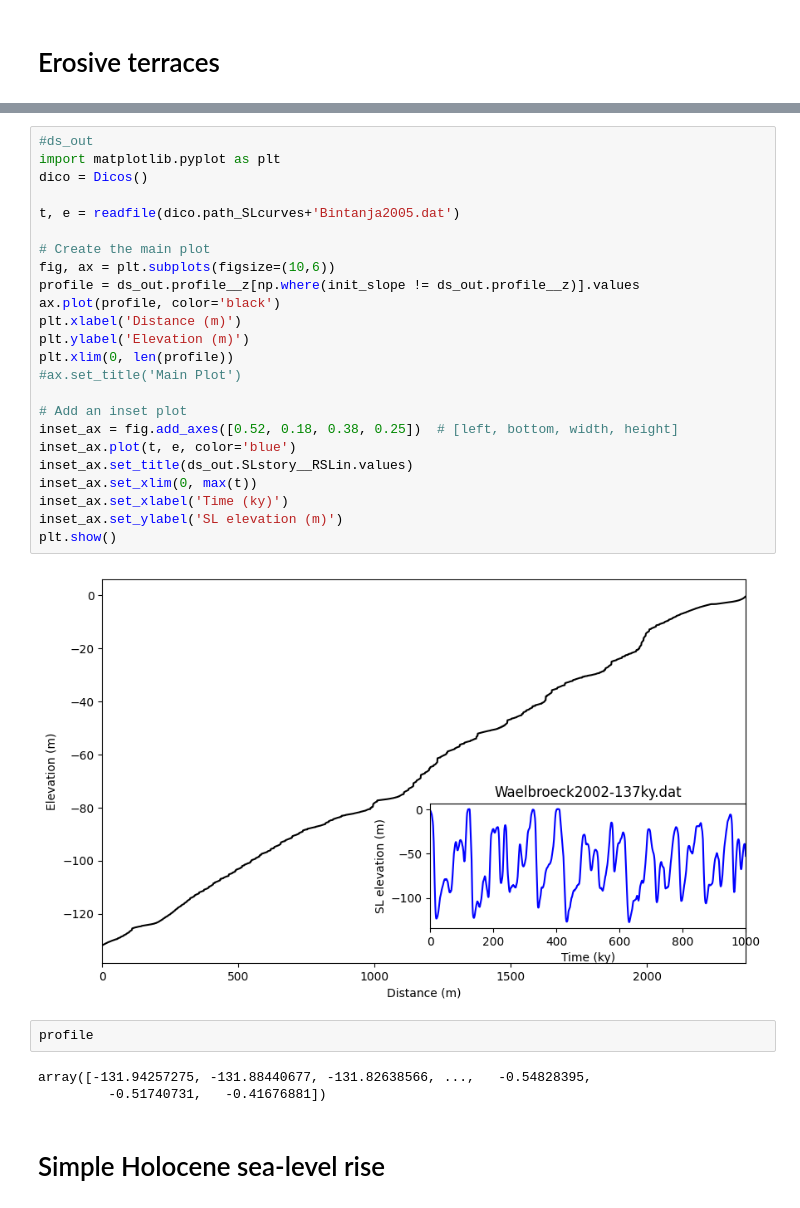
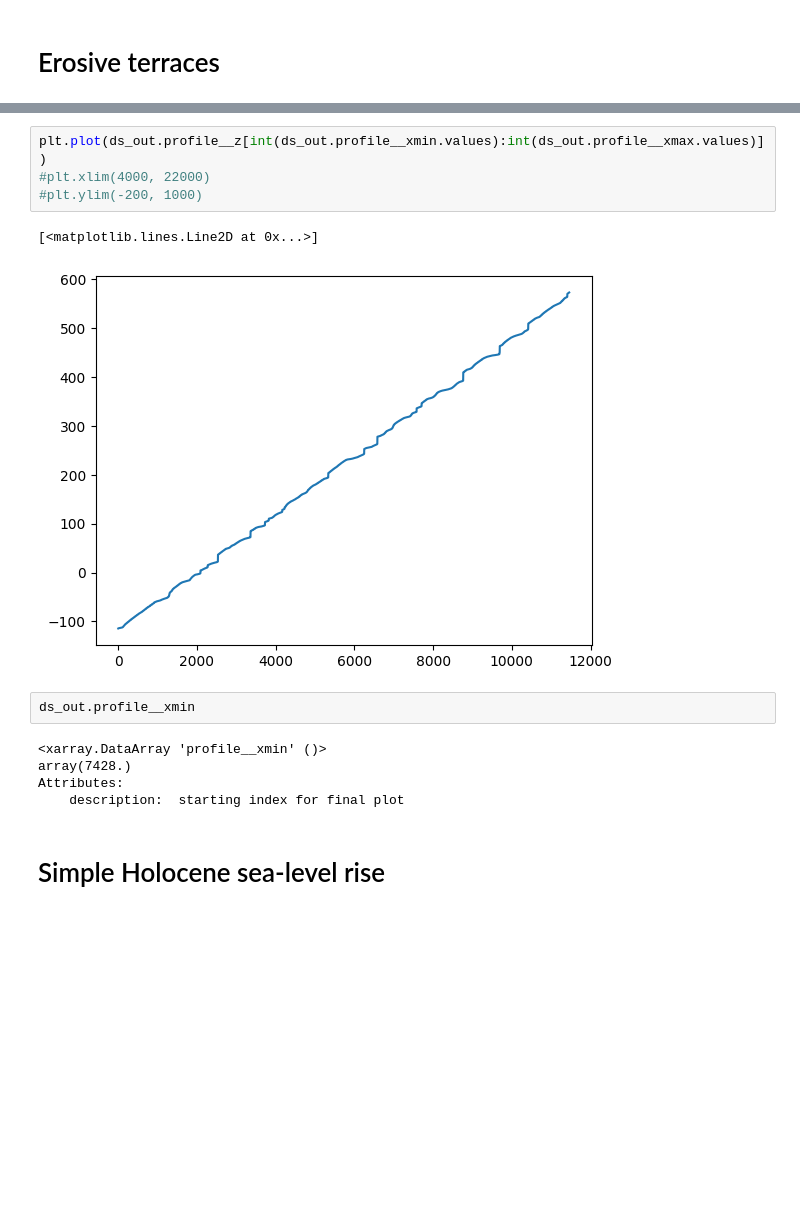
Before and after one commit to YBoucharat/TP_Coral_2024, a Jupyter notebook: REEF/Run_REEF.ipynb, the cells around one changed output, grey strips where cells are left out. Drawn from its saved outputs; the diff is of its cells as text; blank space fills up the shorter version.

```diff
--- a/REEF/Run_REEF.ipynb
+++ b/REEF/Run_REEF.ipynb
@@ -249,34 +253,17 @@ plt.plot(init_slope[np.where(init_slope != ds_out.profile__z)])
-# %%
-#ds_out
-import matplotlib.pyplot as plt
-dico = Dicos()
-
-t, e = readfile(dico.path_SLcurves+'Bintanja2005.dat')
-
-# Create the main plot
-fig, ax = plt.subplots(figsize=(10,6))
-profile = ds_out.profile__z[np.where(init_slope != ds_out.profile__z)].values
-ax.plot(profile, color='black')
-plt.xlabel('Distance (m)')
-plt.ylabel('Elevation (m)')
-plt.xlim(0, len(profile))
-#ax.set_title('Main Plot')
-
-# Add an inset plot
-inset_ax = fig.add_axes([0.52, 0.18, 0.38, 0.25])  # [left, bottom, width, height]
-inset_ax.plot(t, e, color='blue')
-inset_ax.set_title(ds_out.SLstory__RSLin.values)
-inset_ax.set_xlim(0, max(t))
-inset_ax.set_xlabel('Time (ky)')
-inset_ax.set_ylabel('SL elevation (m)')
-plt.show()
-# %% [output]
-[figure, removed]
-# %%
-profile
-# %% [output]
-array([-131.94257275, -131.88440677, -131.82638566, ...,   -0.54828395,
-         -0.51740731,   -0.41676881])
+# %%
+plt.plot(ds_out.profile__z[int(ds_out.profile__xmin.values):int(ds_out.profile__xmax.values)])
+#plt.xlim(4000, 22000)
+#plt.ylim(-200, 1000)
+# %% [output]
+[<matplotlib.lines.Line2D at 0x...>]
+[figure, added]
+# %%
+ds_out.profile__xmin
+# %% [output]
+<xarray.DataArray 'profile__xmin' ()>
+array(7428.)
+Attributes:
+    description:  starting index for final plot
 # %% [markdown]
 # Simple Holocene sea-level rise
 # %% [markdown]
```
Also changed, not shown: parts of 7 cells of this notebook.
